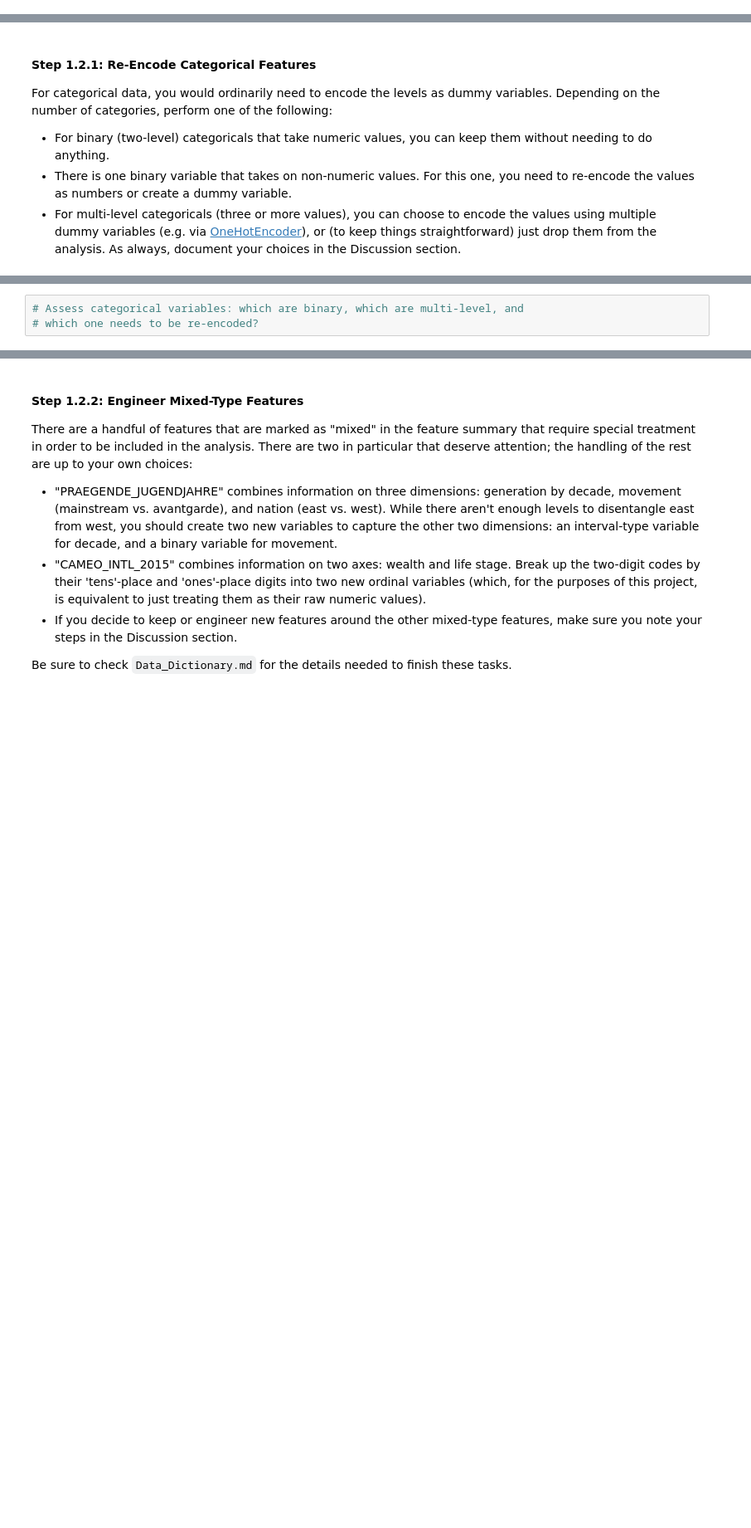
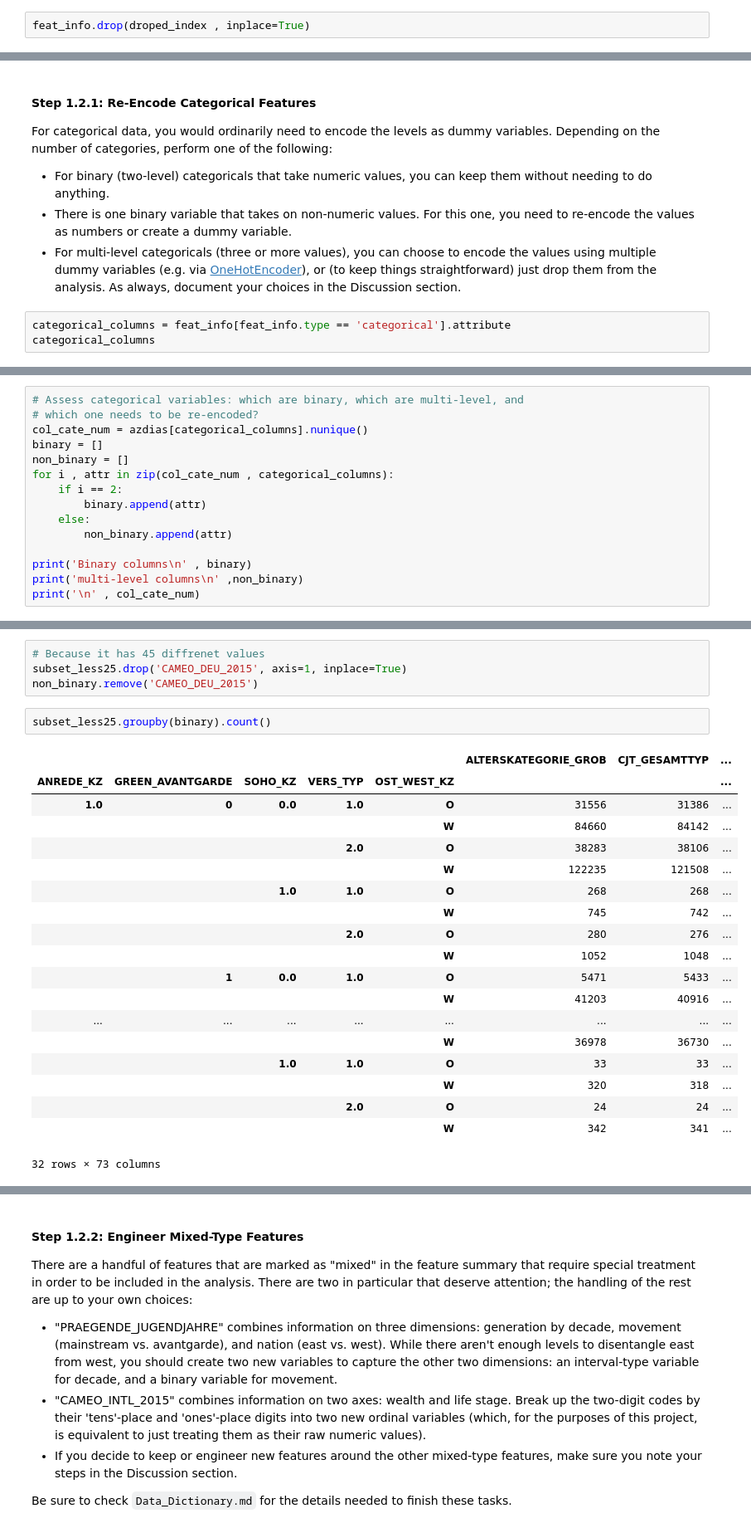
Before and after one commit to Ahmad-Almosallam/Identify-Customer-Segments, a Jupyter notebook: Identify_Customer_Segments.ipynb, the cells around one changed output, grey strips where cells are left out. Shown at 83% size. Saved outputs shown, nothing was run; the diff lists cells and outputs as text; blank space fills up the shorter version.

```diff
--- a/Identify_Customer_Segments.ipynb
+++ b/Identify_Customer_Segments.ipynb
@@ -218,0 +226,2 @@ memory usage: 537.2+ MB
+# %%
+feat_info.drop(droped_index , inplace=True)
@@ -292,3 +315,6 @@ For categorical data, you would ordinarily need to encode the levels as dummy va
 - For binary (two-level) categoricals that take numeric values, you can keep them without needing to do anything.
 - There is one binary variable that takes on non-numeric values. For this one, you need to re-encode the values as numbers or create a dummy variable.
 - For multi-level categoricals (three or more values), you can choose to encode the values using multiple dummy variables (e.g. via [OneHotEncoder](http://scikit-learn.org/stable/modules/generated/sklearn.preprocessing.OneHotEncoder.html)), or (to keep things straightforward) just drop them from the analysis. As always, document your choices in the Discussion section.
+# %%
+categorical_columns = feat_info[feat_info.type == 'categorical'].attribute
+categorical_columns
@@ -295,3 +341,15 @@ For categorical data, you would ordinarily need to encode the levels as dummy va
 # %%
 # Assess categorical variables: which are binary, which are multi-level, and
 # which one needs to be re-encoded?
+col_cate_num = azdias[categorical_columns].nunique()
+binary = []
+non_binary = []
+for i , attr in zip(col_cate_num , categorical_columns):
+    if i == 2:
+        binary.append(attr)
+    else:
+        non_binary.append(attr)
+
+print('Binary columns\n' , binary)
+print('multi-level columns\n' ,non_binary)
+print('\n' , col_cate_num)
@@ -297,0 +374,26 @@ For categorical data, you would ordinarily need to encode the levels as dummy va
+# %%
+# Because it has 45 diffrenet values
+subset_less25.drop('CAMEO_DEU_2015', axis=1, inplace=True)
+non_binary.remove('CAMEO_DEU_2015')
+# %%
+subset_less25.groupby(binary).count()
+# %% [output]
+|  |  |  |  |  | ALTERSKATEGORIE_GROB | CJT_GESAMTTYP | ... |
+| ANREDE_KZ | GREEN_AVANTGARDE | SOHO_KZ | VERS_TYP | OST_WEST_KZ |  |  | ... |
+| 1.0 | 0 | 0.0 | 1.0 | O | 31556 | 31386 | ... |
+|  |  |  |  | W | 84660 | 84142 | ... |
+|  |  |  | 2.0 | O | 38283 | 38106 | ... |
+|  |  |  |  | W | 122235 | 121508 | ... |
+|  |  | 1.0 | 1.0 | O | 268 | 268 | ... |
+|  |  |  |  | W | 745 | 742 | ... |
+|  |  |  | 2.0 | O | 280 | 276 | ... |
+|  |  |  |  | W | 1052 | 1048 | ... |
+|  | 1 | 0.0 | 1.0 | O | 5471 | 5433 | ... |
+|  |  |  |  | W | 41203 | 40916 | ... |
+| ... | ... | ... | ... | ... | ... | ... | ... |
+|  |  |  |  | W | 36978 | 36730 | ... |
+|  |  | 1.0 | 1.0 | O | 33 | 33 | ... |
+|  |  |  |  | W | 320 | 318 | ... |
+|  |  |  | 2.0 | O | 24 | 24 | ... |
+|  |  |  |  | W | 342 | 341 | ... |
+32 rows × 73 columns
```
Also changed, not shown: parts of 11 cells of this notebook.
